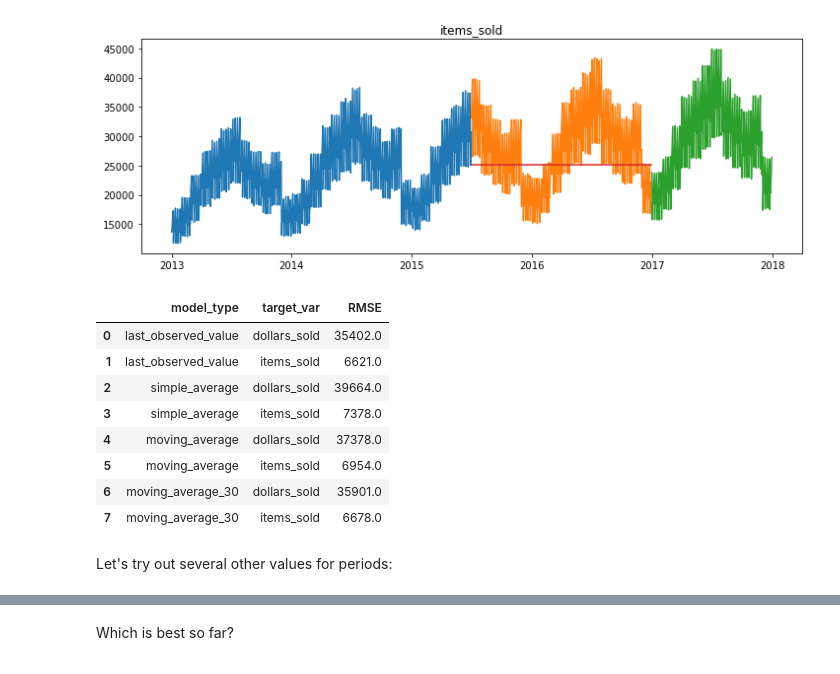
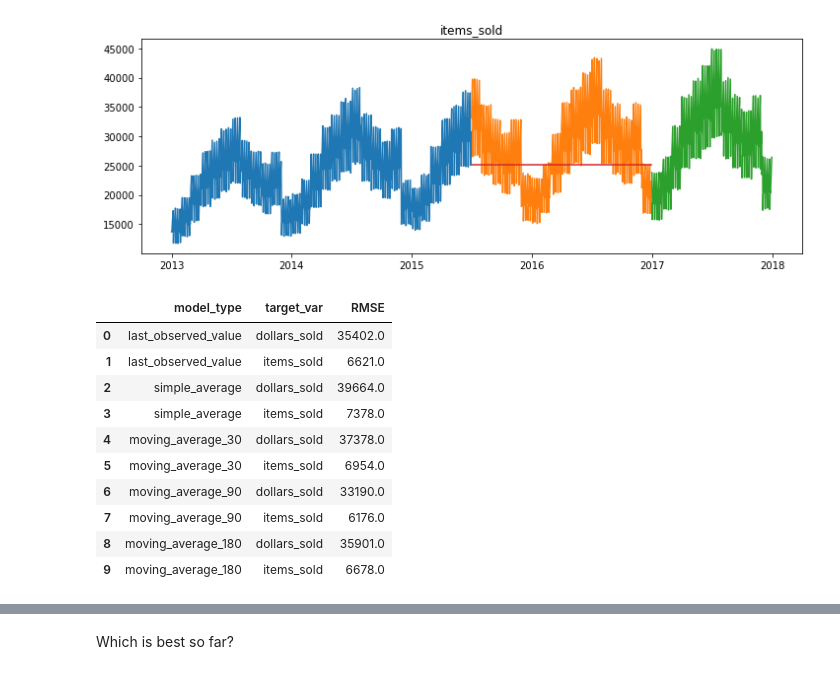
Before and after one commit to JaredVahle/time-series-exercies, a Jupyter notebook: modeling-lesson.ipynb, the cells around one changed output, grey strips where cells are left out. Cells and saved outputs as stored; diff of their text form; code cells hidden in the pictures.

Commit message:
adding modeling exercises

```diff
--- a/modeling-lesson.ipynb
+++ b/modeling-lesson.ipynb
@@ -502,0 +536,4 @@ eval_df
+# %%
+for col in train.columns:
+    eval_df = append_eval_df(model_type = 'moving_median_90', target_var = col)
+eval_df
@@ -520,17 +569,17 @@ items_sold --RMSE: 6678
 [figure]
 # %%
 for col in train.columns:
-    eval_df = append_eval_df(model_type = 'moving_average_30', target_var = col)
+    eval_df = append_eval_df(model_type = 'moving_average_180', target_var = col)
 eval_df
 # %% [output]
 |  | model_type | target_var | RMSE |
 | 0 | last_observed_value | dollars_sold | 35402.0 |
 | 1 | last_observed_value | items_sold | 6621.0 |
 | 2 | simple_average | dollars_sold | 39664.0 |
 | 3 | simple_average | items_sold | 7378.0 |
-| 4 | moving_average | dollars_sold | 37378.0 |
-| 5 | moving_average | items_sold | 6954.0 |
-| 6 | moving_average_30 | dollars_sold | 35901.0 |
-| 7 | moving_average_30 | items_sold | 6678.0 |
+| 4 | moving_average_30 | dollars_sold | 37378.0 |
+| 5 | moving_average_30 | items_sold | 6954.0 |
+| 6 | moving_average_90 | dollars_sold | 33190.0 |
+| 7 | moving_average_90 | items_sold | 6176.0 |
+| 8 | moving_average_180 | dollars_sold | 35901.0 |
+| 9 | moving_average_180 | items_sold | 6678.0 |
-# %% [markdown]
-Let's try out several other values for periods:
```
Also changed, not shown: parts of 75 cells of this notebook, 1 other file.
